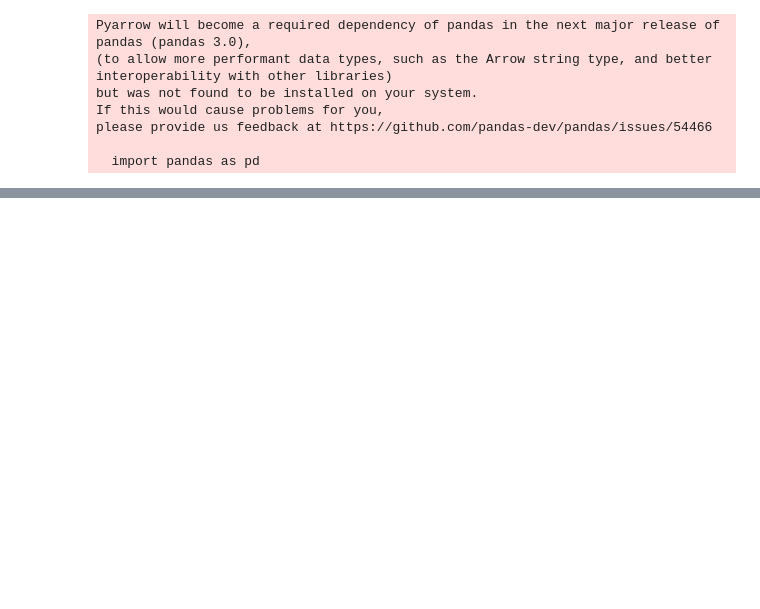
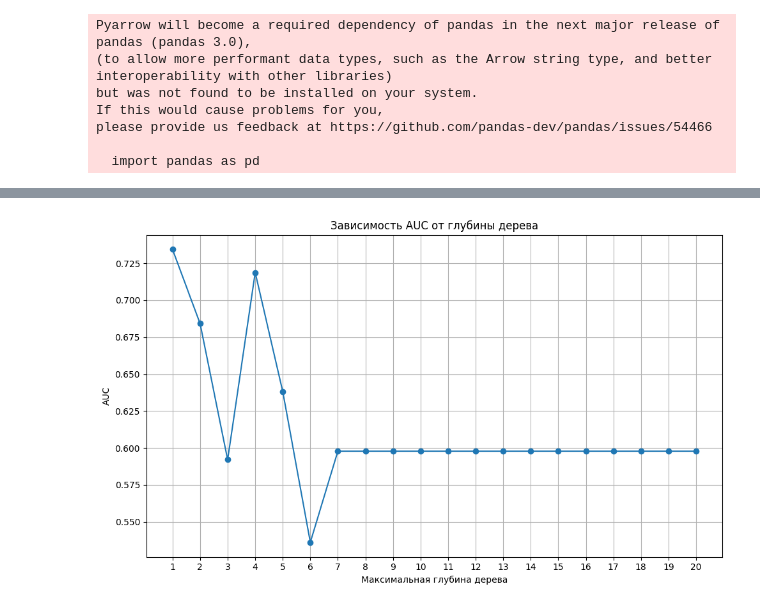
Before and after one commit to HerrPhoton/plagitune, a Jupyter notebook: notebooks/threshold_classifiers/grad_boosting.ipynb, the cells around one changed output, grey strips where cells are left out. Cells and saved outputs as stored; diff of their text form; code cells hidden in the pictures; blank space fills up the shorter version.

```diff
--- a/notebooks/threshold_classifiers/grad_boosting.ipynb
+++ b/notebooks/threshold_classifiers/grad_boosting.ipynb
@@ -79,0 +69,27 @@ plt.show()
+# %%
+MAX_DEPTHS = range(1, 21)
+X_train, X_test, y_train, y_test = train_test_split(dataset.features, dataset.targets, test_size=0.2, random_state=42, stratify=dataset.targets)
+
+depths = []
+aucs = []
+
+for max_depth in MAX_DEPTHS:
+    classifier = GradientBoostingClassifier(max_depth=max_depth, random_state=42)
+    classifier.fit(X_train, y_train)
+    y_pred_proba = classifier.predict_proba(X_test)[:, 1]
+    fpr, tpr, _ = roc_curve(y_test, y_pred_proba)
+    roc_auc = auc(fpr, tpr)
+    depths.append(max_depth)
+    aucs.append(roc_auc)
+
+plt.figure(figsize=(10, 6))
+plt.plot(depths, aucs, marker='o')
+plt.xlabel('Максимальная глубина дерева')
+plt.ylabel('AUC')
+plt.title('Зависимость AUC от глубины дерева')
+plt.grid(True)
+plt.xticks(depths)
+plt.tight_layout()
+plt.show()
+# %% [output]
+[figure, added]
```
Also changed, not shown: parts of 12 cells of this notebook, 21 other files.
